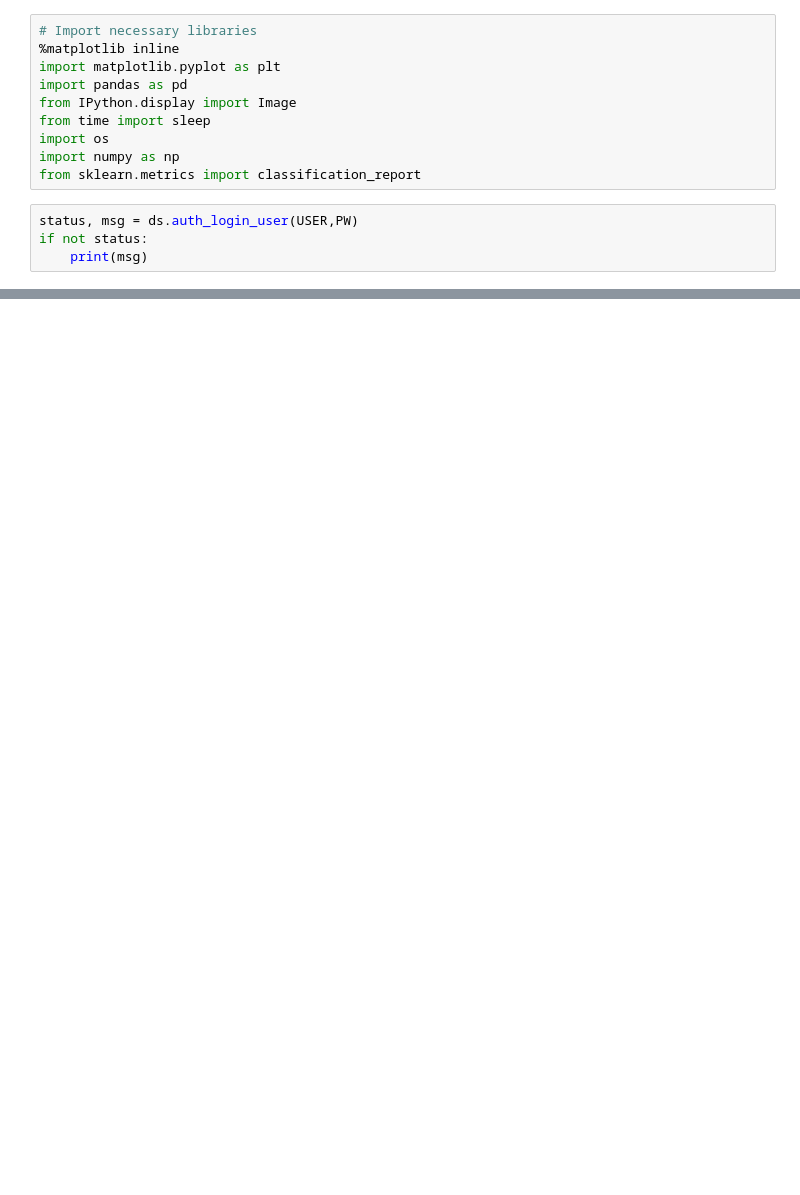
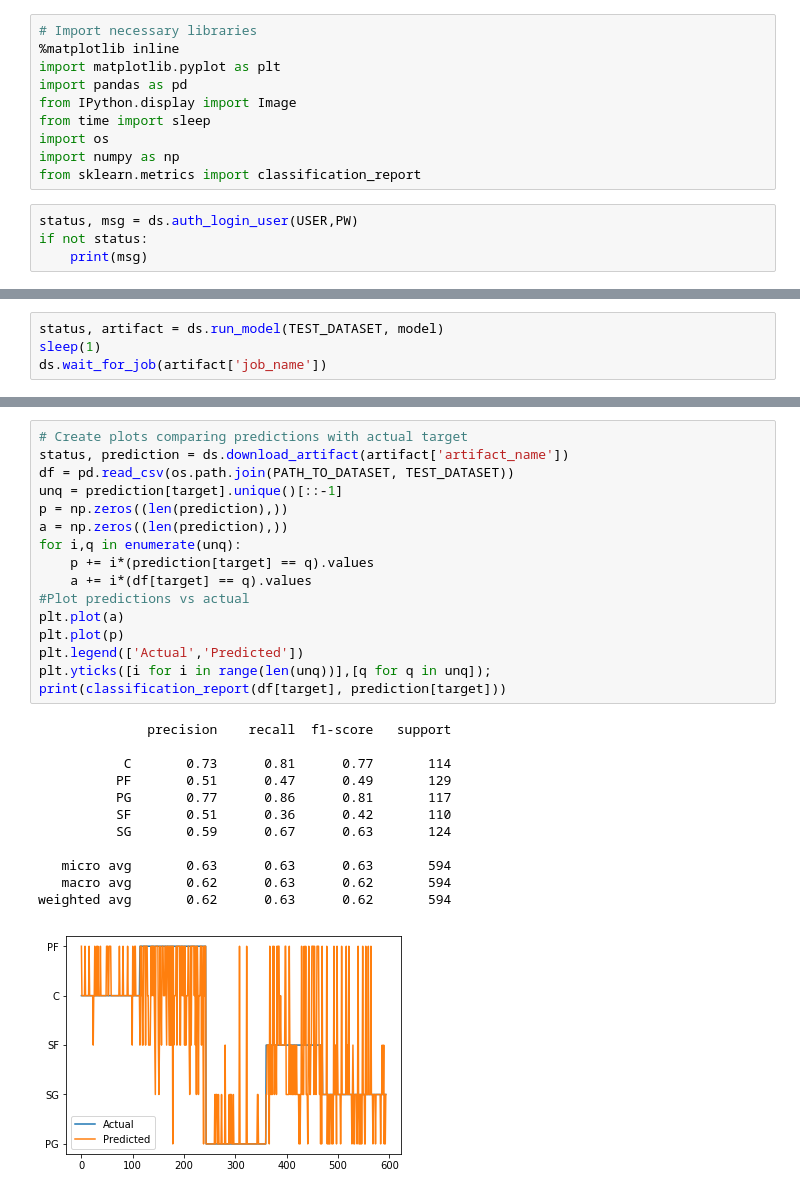
Before and after one commit to jwdunlap/NBA-Darwin, a Jupyter notebook: Darwin_nb.ipynb, the cells around one changed output, grey strips where cells are left out. Drawn from its saved outputs; the diff is of its cells as text; blank space fills up the shorter version.

```diff
--- a/Darwin_nb.ipynb
+++ b/Darwin_nb.ipynb
@@ -94,0 +173,4 @@ feature_importance[:10]
+# %%
+status, artifact = ds.run_model(TEST_DATASET, model)
+sleep(1)
+ds.wait_for_job(artifact['job_name'])
@@ -94,0 +181,29 @@ feature_importance[:10]
+# %%
+# Create plots comparing predictions with actual target
+status, prediction = ds.download_artifact(artifact['artifact_name'])
+df = pd.read_csv(os.path.join(PATH_TO_DATASET, TEST_DATASET))
+unq = prediction[target].unique()[::-1]
+p = np.zeros((len(prediction),))
+a = np.zeros((len(prediction),))
+for i,q in enumerate(unq):
+    p += i*(prediction[target] == q).values
+    a += i*(df[target] == q).values
+#Plot predictions vs actual
+plt.plot(a)
+plt.plot(p)
+plt.legend(['Actual','Predicted'])
+plt.yticks([i for i in range(len(unq))],[q for q in unq]);
+print(classification_report(df[target], prediction[target]))
+# %% [output]
+              precision    recall  f1-score   support
+
+           C       0.73      0.81      0.77       114
+          PF       0.51      0.47      0.49       129
+          PG       0.77      0.86      0.81       117
+          SF       0.51      0.36      0.42       110
+          SG       0.59      0.67      0.63       124
+
+   micro avg       0.63      0.63      0.63       594
+   macro avg       0.62      0.63      0.62       594
+weighted avg       0.62      0.63      0.62       594
+[figure, added]
```
Also changed, not shown: parts of 14 cells of this notebook.
